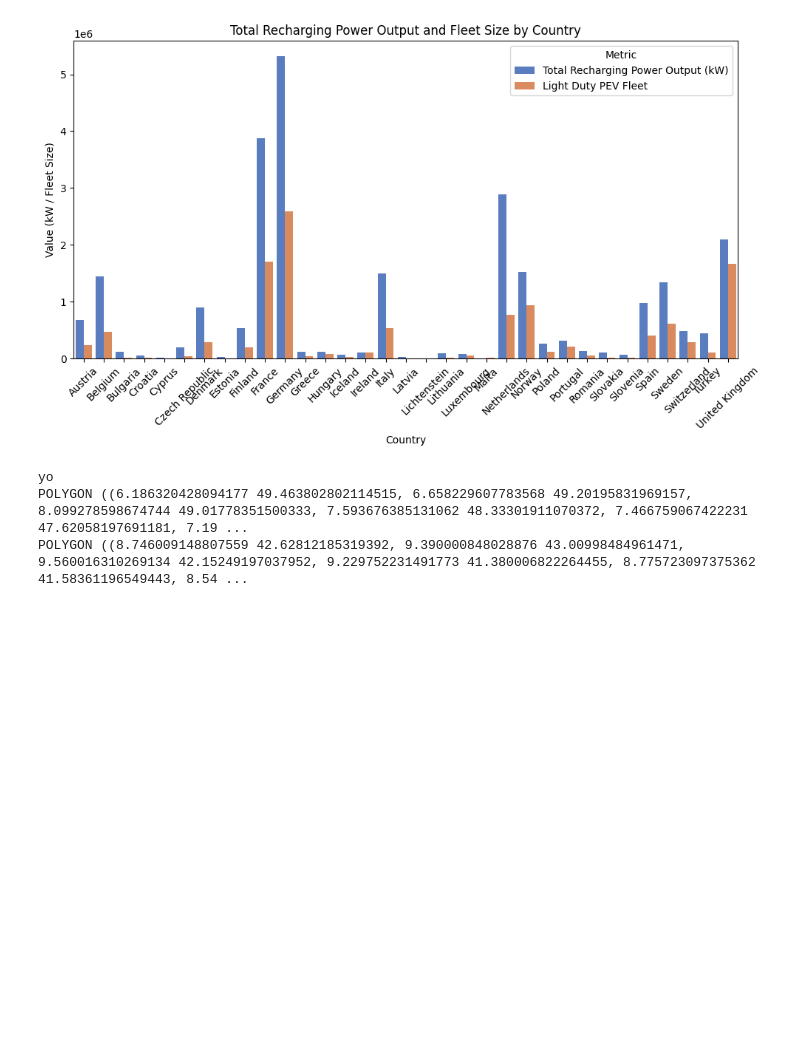
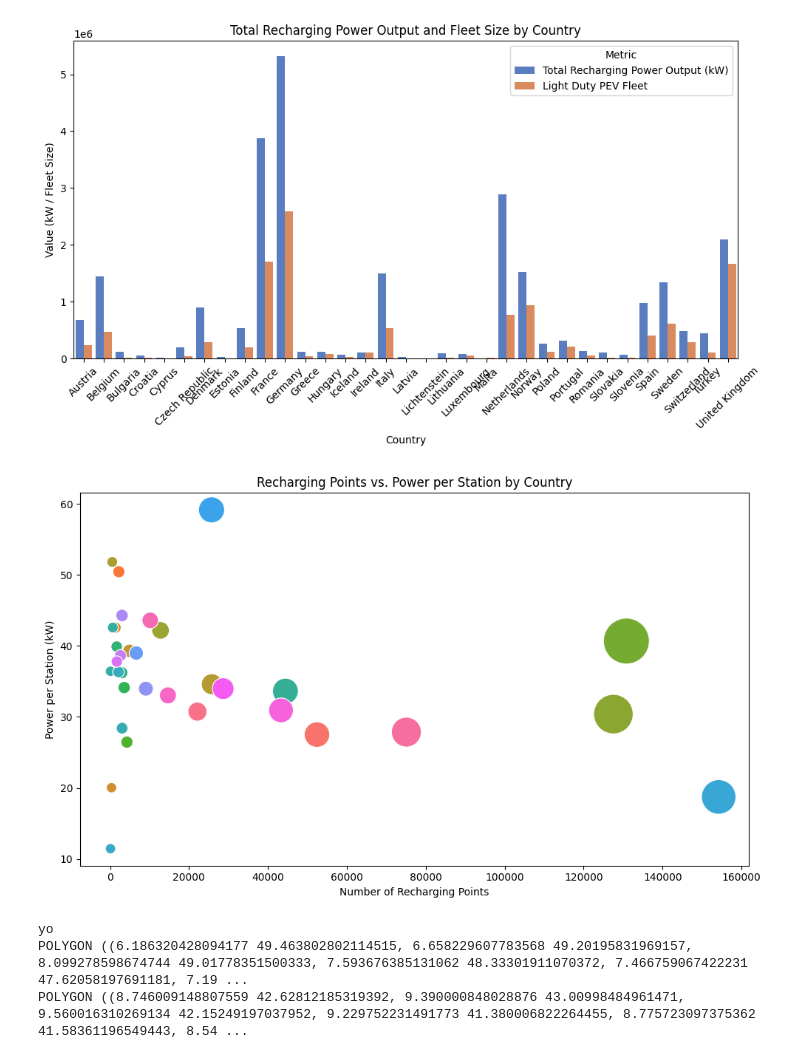
Before and after one commit to ND-code-ai/DSS_dashboard, a Jupyter notebook: nick_scrape.ipynb, the cells around one changed output. Drawn from its saved outputs; the diff is of its cells as text; code cells hidden in the pictures; blank space fills up the shorter version.

```diff
--- a/nick_scrape.ipynb
+++ b/nick_scrape.ipynb
@@ -127,6 +125,29 @@ plt.tight_layout()
 plt.show()
 # %% [output]
 [figure]
+# %%
+# Set figure size
+plt.figure(figsize=(10, 6))
+
+# Create the bubble chart
+sns.scatterplot(x='Recharging Points',
+                y='Power per station (kW)',
+                size='Total Recharging Power Output (kW)',
+                hue='Country',  # Optional: color bubbles by country
+                data=df,
+                sizes=(100, 2000),  # Adjust bubble size range
+                legend=False)
+
+# Customize the plot
+plt.title('Recharging Points vs. Power per Station by Country')
+plt.xlabel('Number of Recharging Points')
+plt.ylabel('Power per Station (kW)')
+
+# Show the plot
+plt.tight_layout()
+plt.show()
+# %% [output]
+[figure, added]
 # %%
 import geopandas as gpd
 world = gpd.read_file('data/geodata/ne_110m_admin_0_countries.shp')
```
Also changed, not shown: parts of 2 cells of this notebook, 6 other files.
